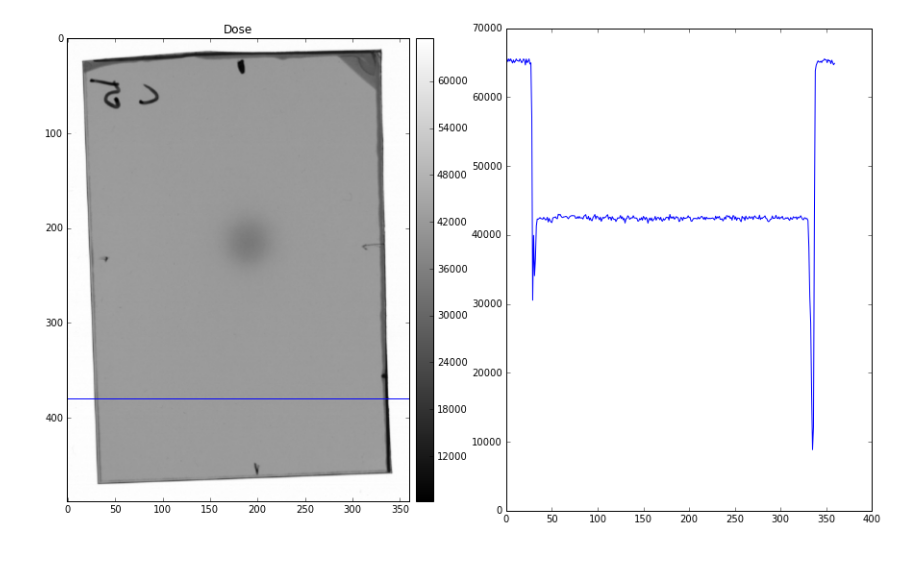
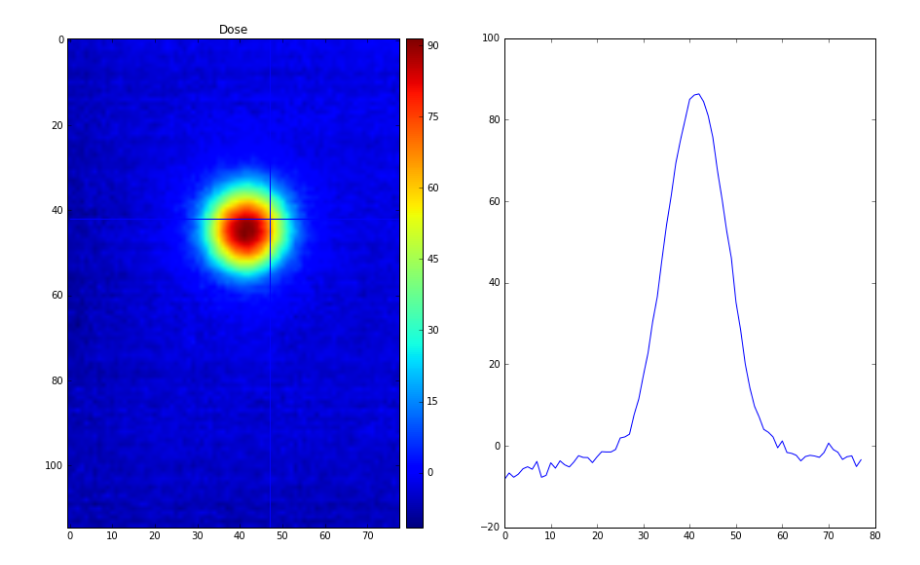
Before and after one commit to kerwann/Gafchromic_films, a Jupyter notebook: EBT3_ConvertToDose.ipynb, the cells around one changed output. Cells and saved outputs as stored; diff of their text form; code cells hidden in the pictures.

```diff
--- a/EBT3_ConvertToDose.ipynb
+++ b/EBT3_ConvertToDose.ipynb
@@ -17,29 +17,38 @@ from scipy import ndimage
 import SimpleITK
 # %%
 # INPUT PARAMETERS #
-m_filename = 'G:/Commun/PHYSICIENS/cyber M6/OF/EBT3/colli5_200dpi.tif'
+#m_filename = 'G:/Commun/PHYSICIENS/cyber M6/OF/EBT3/colli5_200dpi.tif'
+m_filename = 'colli5_72dpi.tif'
 
 m_coefA = 1774.1   #x3
 m_coefB = -3907.8  #x2
 m_coefC = 3276.7   #x
-m_coefD = 0.9991
+m_coefD = -935.12
 # %%
 # READS THE IMAGE AND CONVERTS IT TO DOSE #
+
 def readAndConvertImg(filename, coefs):
+    # reads the image using simpleITK:
     img = SimpleITK.ReadImage(filename)
     sizex = img.GetWidth()
     sizey = img.GetHeight()
     array = SimpleITK.GetArrayFromImage(img)
 
-    dor = -np.log10(array[:,:,0])/65535
-    dob = -np.log10(array[:,:,2])/65535
+    # replaces every 65535 value in array with 65534 to avoid division by zero:
+    array[array==65535]=65534
 
+    # converts in optical density
+    dor = -np.log10(array[:,:,0]/65535.0)
+    dob = -np.log10(array[:,:,2]/65535.0)
+
+    # red channel over blue channel:
     rsb = dor/dob
+    rsb[rsb>1.3] = 1.3
 
+    # converting in dose:
     dose = coefs[0]*rsb**3 + coefs[1]*rsb**2 + coefs[2]*rsb + coefs[3]
 
-    a=array[:,:,0]
-    return a, sizex, sizey
+    return dose, sizex, sizey
 # %%
 # PLOTS THE DOSE IMAGE #
 
@@ -47,38 +56,42 @@ coefs = [m_coefA, m_coefB, m_coefC, m_coefD]
 
 doseimg, sizex, sizey = readAndConvertImg(m_filename, coefs)
 
 plt.rcParams['figure.figsize'] = (15,9)
 fig = plt.figure()
 gs = gridspec.GridSpec(1,2)
 
 ax1 = fig.add_subplot(gs[0])
 im1 = ax1.imshow(doseimg)#, cmap="Greys", vmin = 0, vmax = 100)
 ax1.set_title('Dose')
 #ax1.axes.get_xaxis().set_visible(False)
 #ax1.axes.get_yaxis().set_visible(False)
 ax1.axes.autoscale(False)
 
-com = ndimage.measurements.center_of_mass(doseimg)
-comx = int(com[0])
-comy = int(com[1])
+com = ndimage.measurements.center_of_mass(doseimg[10:sizex-10,10:sizey-10])
+comx = int(com[0])+10
+comy = int(com[1])+10
+
+#com = ndimage.measurements.center_of_mass(doseimg[comx-30:comx+30, comy-30:comy+30])
+#comx = int(com[0])+comx-30
+#comy = int(com[1])+comy-30
 
 linex = [0,sizex]
 liney = [comy,comy]
-line = plt.Line2D(linex, liney)
-ax1.add_line(line)
+line1 = plt.Line2D(linex, liney)
+ax1.add_line(line1)
 linex = [comx,comx]
 liney = [0,sizey]
-line = plt.Line2D(linex, liney)
-ax1.add_line(line)
+line2 = plt.Line2D(linex, liney)
+ax1.add_line(line2)
 
 ax2 = fig.add_subplot(gs[1])
 im2 = ax2.plot(doseimg[comy,:])
 
 try:
     divider1 = make_axes_locatable(ax1)
     cax1 = divider1.append_axes("right", size="5%", pad=0.1)
     plt.colorbar(im1, cax=cax1)
 except:
     print 'Error displaying images side bars'
 # %% [output]
-[figure, old version]
+[figure, new version]
```
Also changed, not shown: 7 other files.
